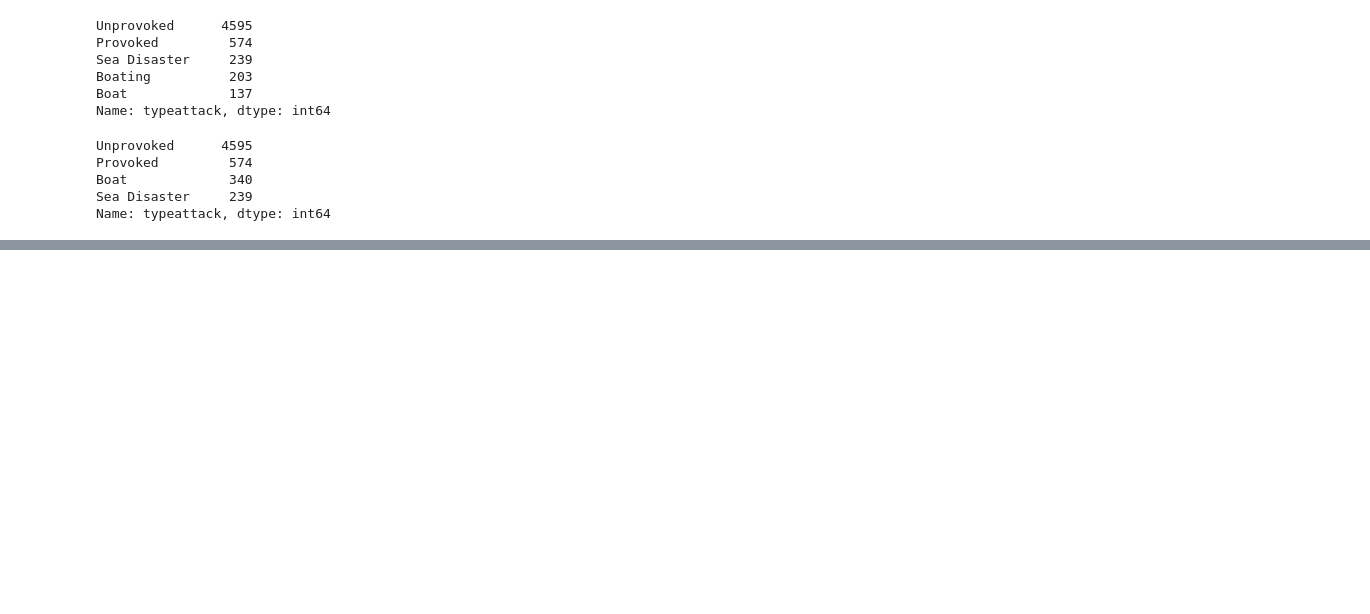
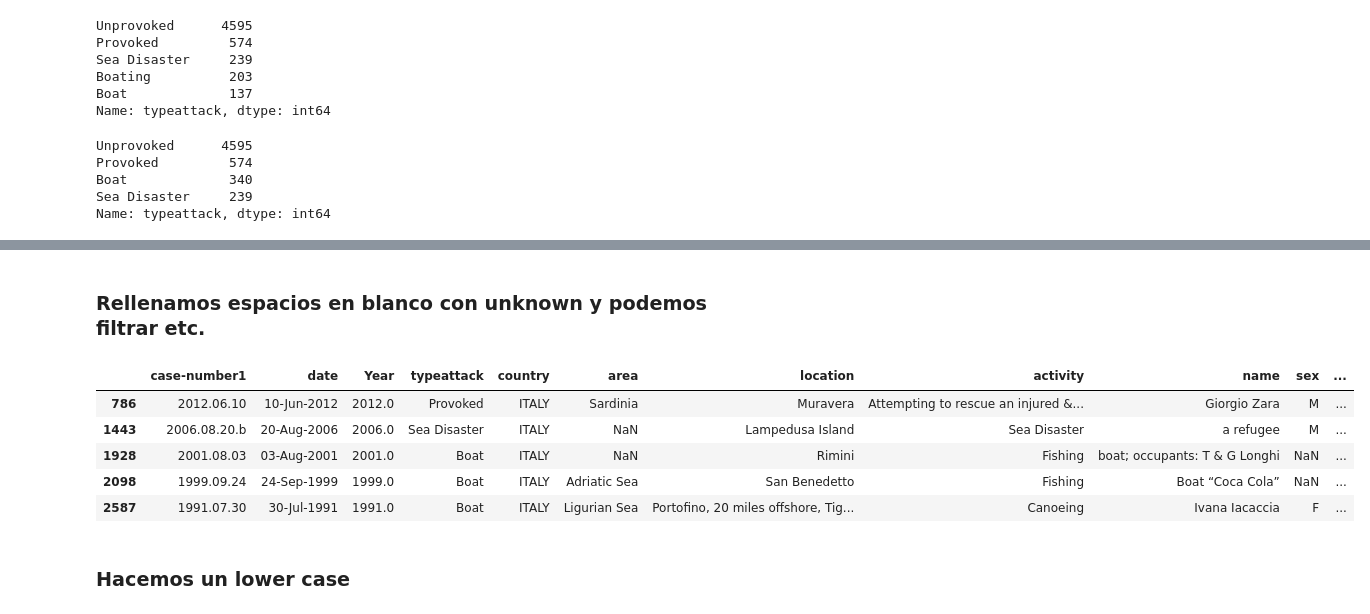
Before and after one commit to JaimeLeoz/proyecto1-sharks-, a Jupyter notebook: proyectosharks_main-1.ipynb, the cells around one changed output, grey strips where cells are left out. Cells and saved outputs as stored; diff of their text form; code cells hidden in the pictures; blank space fills up the shorter version.

```diff
--- a/proyectosharks_main-1.ipynb
+++ b/proyectosharks_main-1.ipynb
@@ -292,0 +357,18 @@ Name: typeattack, dtype: int64
+# %% [markdown]
+### Rellenamos espacios en blanco con unknown y podemos filtrar etc.
+# %%
+df.country.fillna('unknown', inplace=True)
+# %%
+key_word = 'ITALY'
+
+find = df[df.country.str.contains(key_word)]
+find.head()
+# %% [output]
+|  | case-number1 | date | Year | typeattack | country | area | location | activity | name | sex | ... |
+| 786 | 2012.06.10 | 10-Jun-2012 | 2012.0 | Provoked | ITALY | Sardinia | Muravera | Attempting to rescue an injured &... | Giorgio Zara | M | ... |
+| 1443 | 2006.08.20.b | 20-Aug-2006 | 2006.0 | Sea Disaster | ITALY | NaN | Lampedusa Island | Sea Disaster | a refugee | M | ... |
+| 1928 | 2001.08.03 | 03-Aug-2001 | 2001.0 | Boat | ITALY | NaN | Rimini | Fishing | boat; occupants: T & G Longhi | NaN | ... |
+| 2098 | 1999.09.24 | 24-Sep-1999 | 1999.0 | Boat | ITALY | Adriatic Sea | San Benedetto | Fishing | Boat “Coca Cola” | NaN | ... |
+| 2587 | 1991.07.30 | 30-Jul-1991 | 1991.0 | Boat | ITALY | Ligurian Sea | Portofino, 20 miles offshore, Tig... | Canoeing | Ivana Iacaccia | F | ... |
+# %% [markdown]
+### Hacemos un lower case
```
Also changed, not shown: parts of 49 cells of this notebook, 1 other file.
